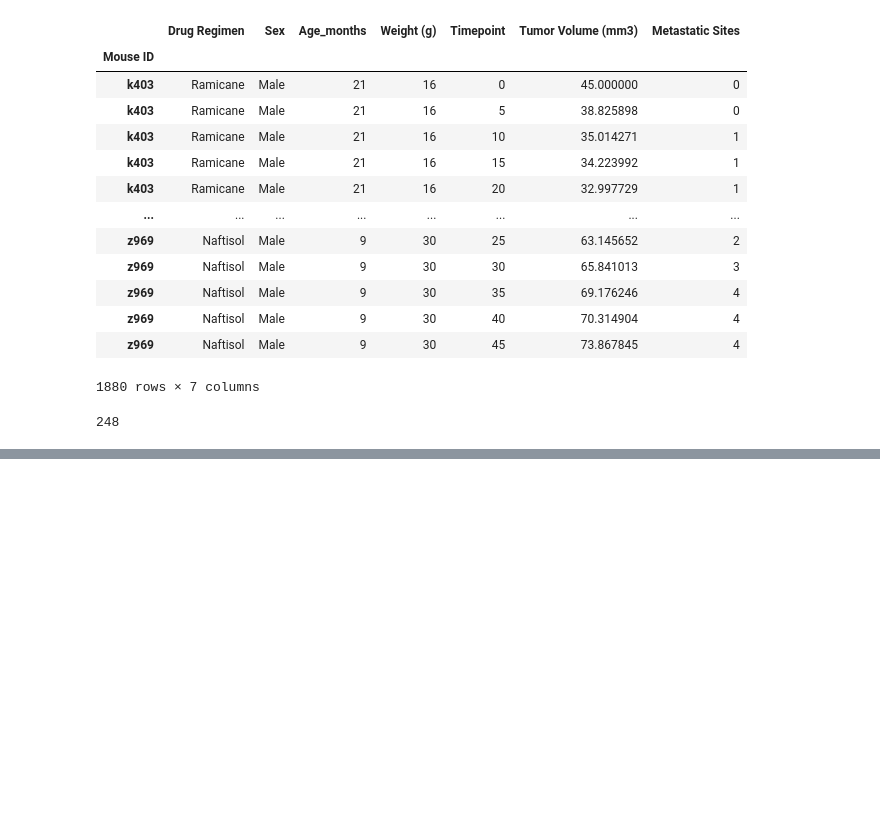
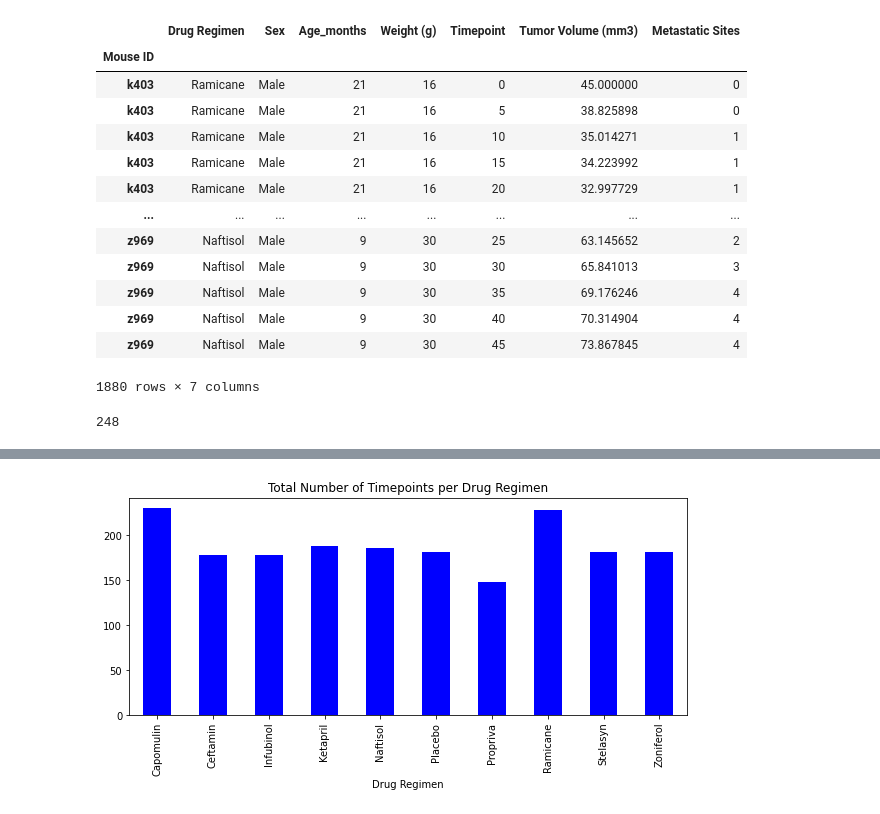
Before and after one commit to latoyawenzinger/Data-Visualization_Matplotlib, a Jupyter notebook: Mice_Treatment.ipynb, the cells around one changed output, grey strips where cells are left out. Drawn from its saved outputs; the diff is of its cells as text; code cells hidden in the pictures; blank space fills up the shorter version.

```diff
--- a/Mice_Treatment.ipynb
+++ b/Mice_Treatment.ipynb
@@ -6,7 +8,7 @@ import matplotlib.pyplot as plt
 #path to csv files and merge
 mouse_metadata = pd.read_csv("../Resources/Mouse_metadata.csv")
 study_results = pd.read_csv("../Resources/Study_results.csv")
-mouse_study = pd.merge(mouse, study, how="outer", on="Mouse ID")
+mouse_study = pd.merge(mouse_metadata, study_results, how="outer", on="Mouse ID")
 mouse_study.tail()
 # %% [output]
 |  | Mouse ID | Drug Regimen | Sex | Age_months | Weight (g) | Timepoint | Tumor Volume (mm3) | ... |
@@ -83,0 +116,4 @@ clean_df["Mouse ID"].nunique()
+# %%
+#Pandas bar chart to show the total number of time points for all mice tested for each drug regimen throughout the study
+points_df = clean_df.groupby("Drug Regimen")["Timepoint"].count()
+points_df
@@ -83,0 +133,10 @@ clean_df["Mouse ID"].nunique()
+# %%
+points_df.plot(kind="bar", facecolor="blue", figsize=(10,4),
+               title="Total Number of Timepoints per Drug Regimen",
+               x="Drug Regimen",
+               y="Total Number of Timepoints")
+
+
+plt.show()
+# %% [output]
+[figure, added]
```
Also changed, not shown: parts of 4 cells of this notebook.
